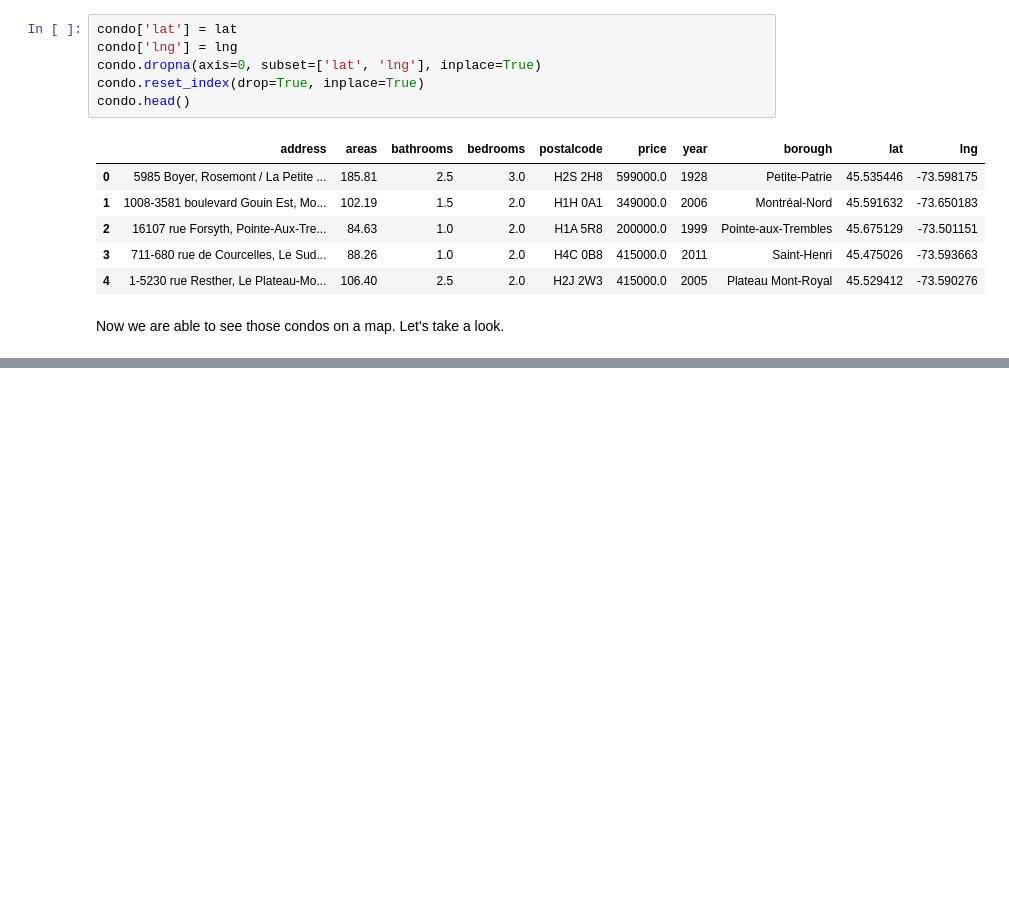
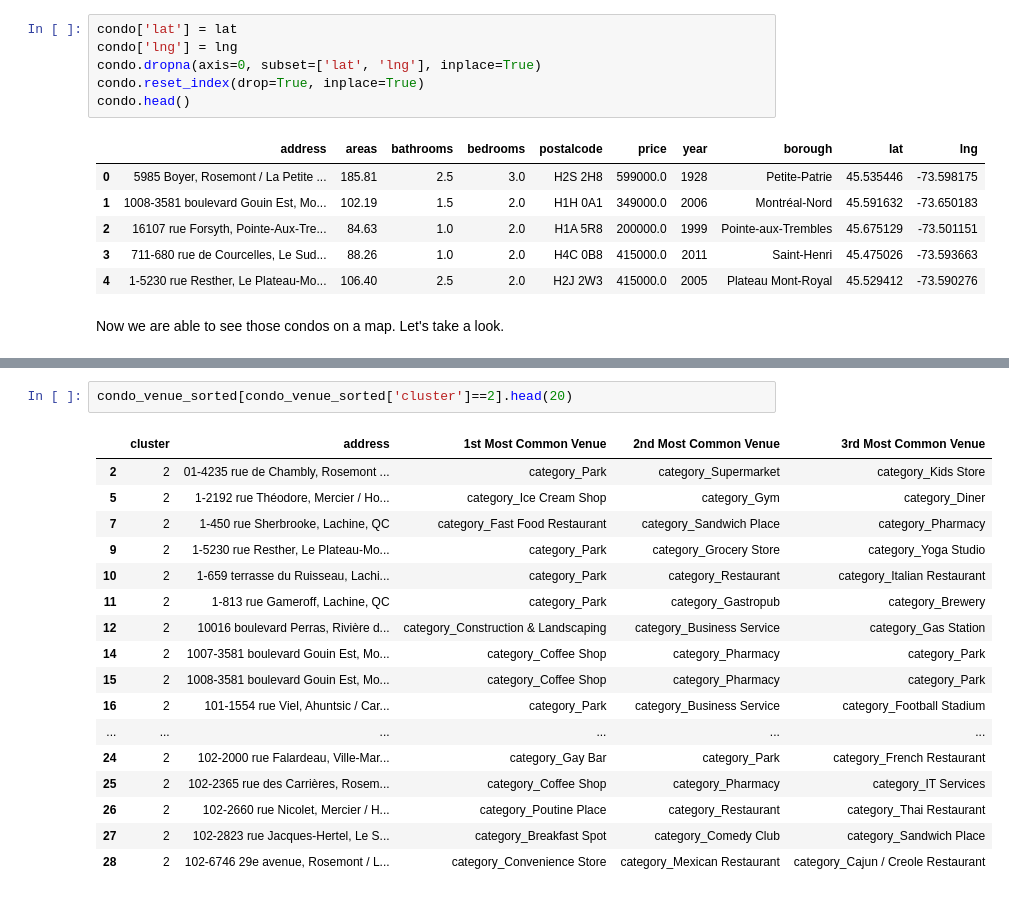
Before and after one commit to Alcander-Z/Coursera_Capstone, a Jupyter notebook: final_project.ipynb, the cells around one changed output, grey strips where cells are left out. Saved outputs shown, nothing was run; the diff lists cells and outputs as text; blank space fills up the shorter version.

```diff
--- a/final_project.ipynb
+++ b/final_project.ipynb
@@ -306,0 +642,20 @@ IFrame(src='./mtl_condo.html', width=800, height=600)
+# %%
+condo_venue_sorted[condo_venue_sorted['cluster']==2].head(20)
+# %% [output]
+|  | cluster | address | 1st Most Common Venue | 2nd Most Common Venue | 3rd Most Common Venue |
+| 2 | 2 | 01-4235 rue de Chambly, Rosemont ... | category_Park | category_Supermarket | category_Kids Store |
+| 5 | 2 | 1-2192 rue Théodore, Mercier / Ho... | category_Ice Cream Shop | category_Gym | category_Diner |
+| 7 | 2 | 1-450 rue Sherbrooke, Lachine, QC | category_Fast Food Restaurant | category_Sandwich Place | category_Pharmacy |
+| 9 | 2 | 1-5230 rue Resther, Le Plateau-Mo... | category_Park | category_Grocery Store | category_Yoga Studio |
+| 10 | 2 | 1-659 terrasse du Ruisseau, Lachi... | category_Park | category_Restaurant | category_Italian Restaurant |
+| 11 | 2 | 1-813 rue Gameroff, Lachine, QC | category_Park | category_Gastropub | category_Brewery |
+| 12 | 2 | 10016 boulevard Perras, Rivière d... | category_Construction & Landscaping | category_Business Service | category_Gas Station |
+| 14 | 2 | 1007-3581 boulevard Gouin Est, Mo... | category_Coffee Shop | category_Pharmacy | category_Park |
+| 15 | 2 | 1008-3581 boulevard Gouin Est, Mo... | category_Coffee Shop | category_Pharmacy | category_Park |
+| 16 | 2 | 101-1554 rue Viel, Ahuntsic / Car... | category_Park | category_Business Service | category_Football Stadium |
+| ... | ... | ... | ... | ... | ... |
+| 24 | 2 | 102-2000 rue Falardeau, Ville-Mar... | category_Gay Bar | category_Park | category_French Restaurant |
+| 25 | 2 | 102-2365 rue des Carrières, Rosem... | category_Coffee Shop | category_Pharmacy | category_IT Services |
+| 26 | 2 | 102-2660 rue Nicolet, Mercier / H... | category_Poutine Place | category_Restaurant | category_Thai Restaurant |
+| 27 | 2 | 102-2823 rue Jacques-Hertel, Le S... | category_Breakfast Spot | category_Comedy Club | category_Sandwich Place |
+| 28 | 2 | 102-6746 29e avenue, Rosemont / L... | category_Convenience Store | category_Mexican Restaurant | category_Cajun / Creole Restaurant |
```
Also changed, not shown: parts of 60 cells of this notebook.
